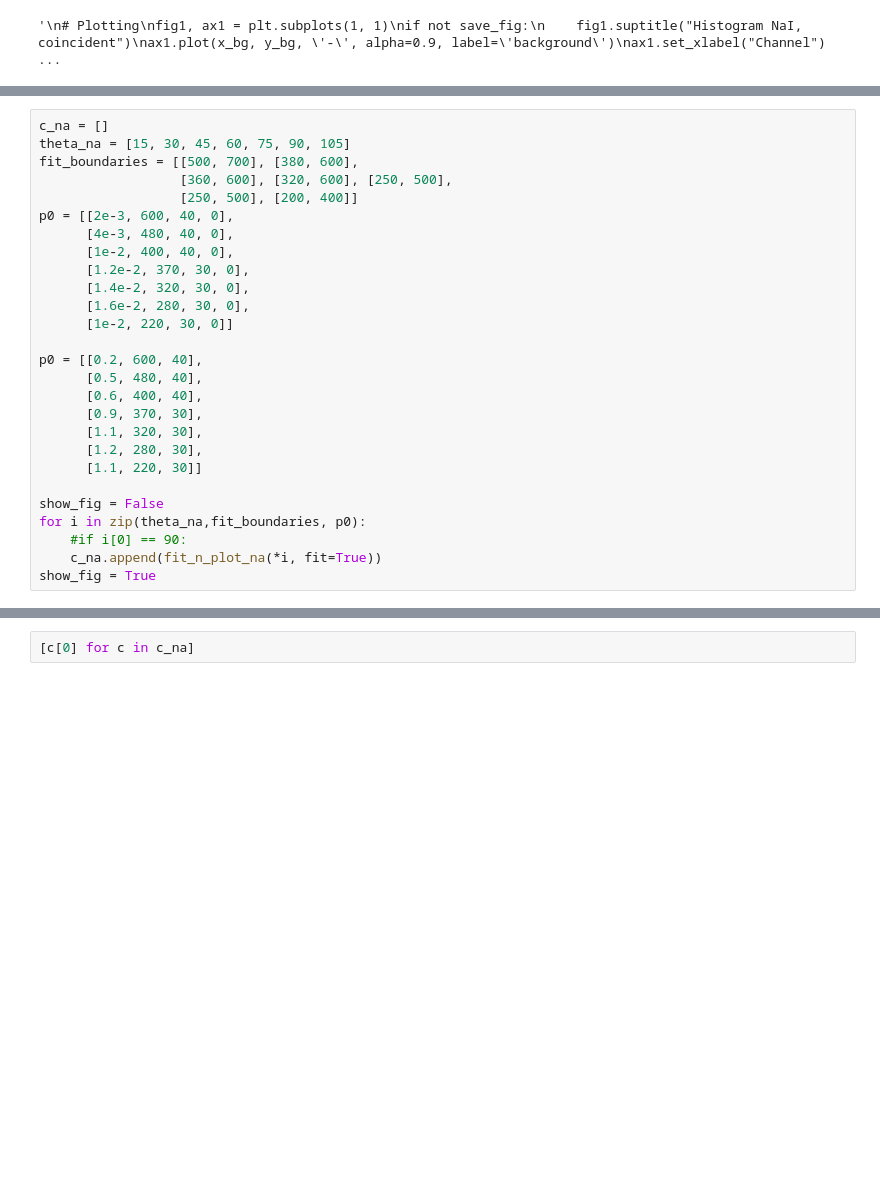
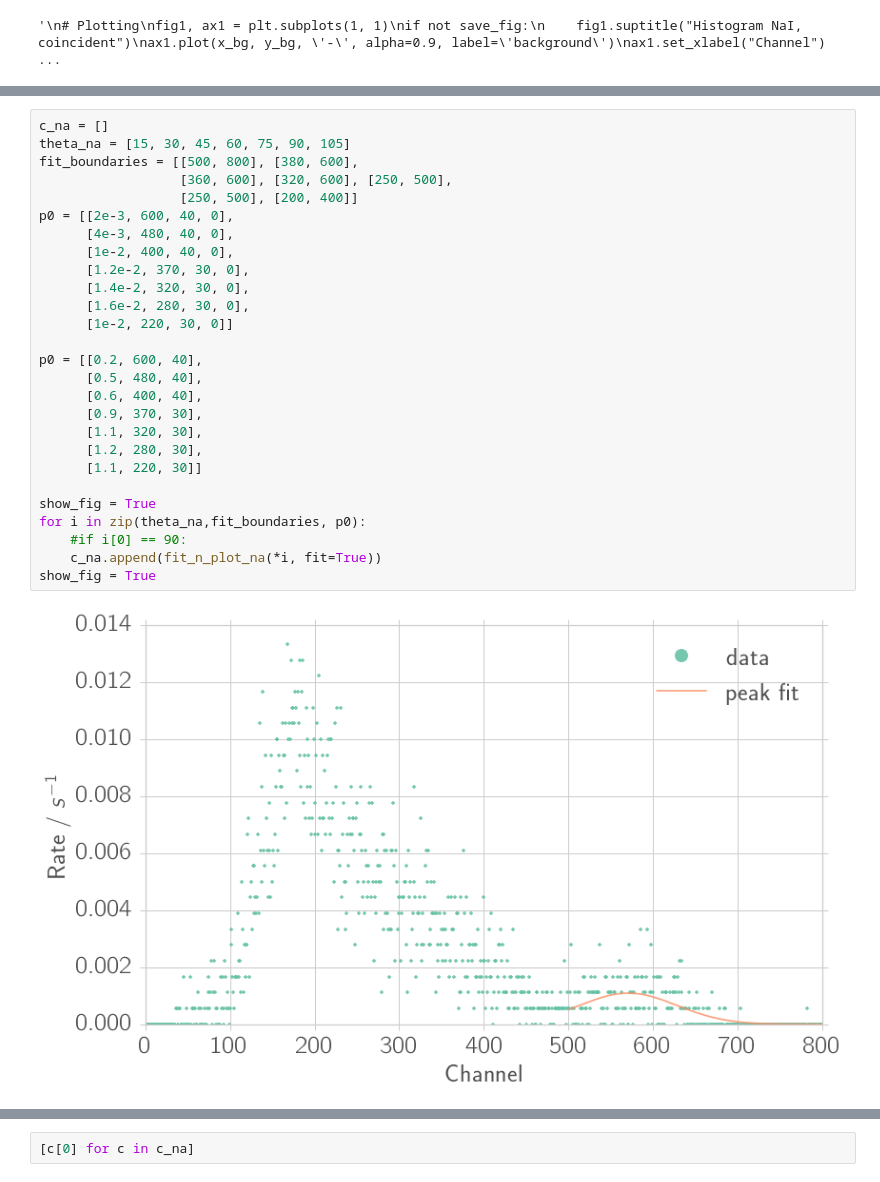
Before and after one commit to Bondzio/fp, a Jupyter notebook: compton/analysis/energy_conservation.ipynb, the cells around one changed output, grey strips where cells are left out. Drawn from its saved outputs; the diff is of its cells as text; blank space fills up the shorter version.

```diff
--- a/compton/analysis/energy_conservation.ipynb
+++ b/compton/analysis/energy_conservation.ipynb
@@ -465,27 +542,29 @@ def fit_n_plot_na(theta, fit_boundaries, p0, fit=True):
 # %%
 c_na = []
 theta_na = [15, 30, 45, 60, 75, 90, 105]
-fit_boundaries = [[500, 700], [380, 600],
+fit_boundaries = [[500, 800], [380, 600],
                   [360, 600], [320, 600], [250, 500],
                   [250, 500], [200, 400]]
 p0 = [[2e-3, 600, 40, 0],
       [4e-3, 480, 40, 0],
       [1e-2, 400, 40, 0],
       [1.2e-2, 370, 30, 0],
       [1.4e-2, 320, 30, 0],
       [1.6e-2, 280, 30, 0],
       [1e-2, 220, 30, 0]]
 
 p0 = [[0.2, 600, 40],
       [0.5, 480, 40],
       [0.6, 400, 40],
       [0.9, 370, 30],
       [1.1, 320, 30],
       [1.2, 280, 30],
       [1.1, 220, 30]]
 
-show_fig = False
+show_fig = True
 for i in zip(theta_na,fit_boundaries, p0):
     #if i[0] == 90:
     c_na.append(fit_n_plot_na(*i, fit=True))
 show_fig = True
+# %% [output]
+[figure, added]
```
Also changed, not shown: parts of 14 cells of this notebook, 29 other files.
